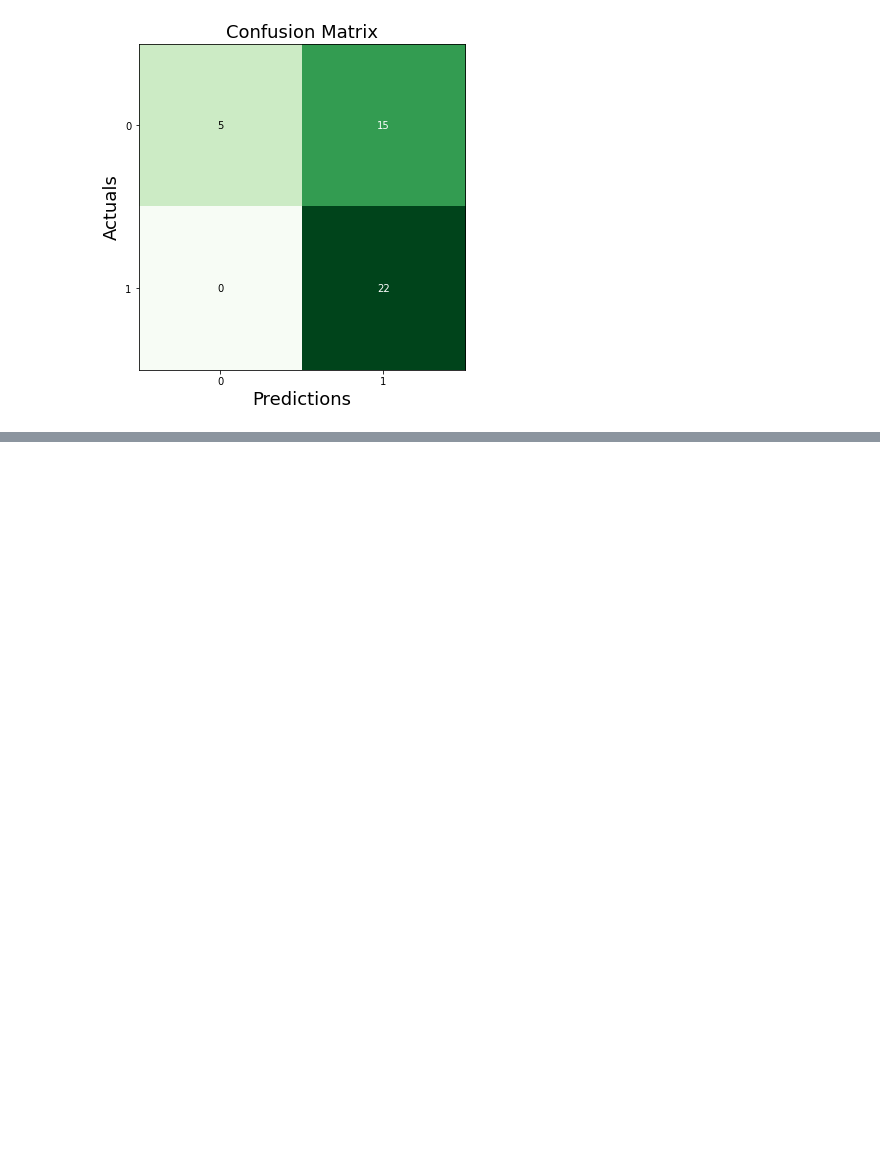
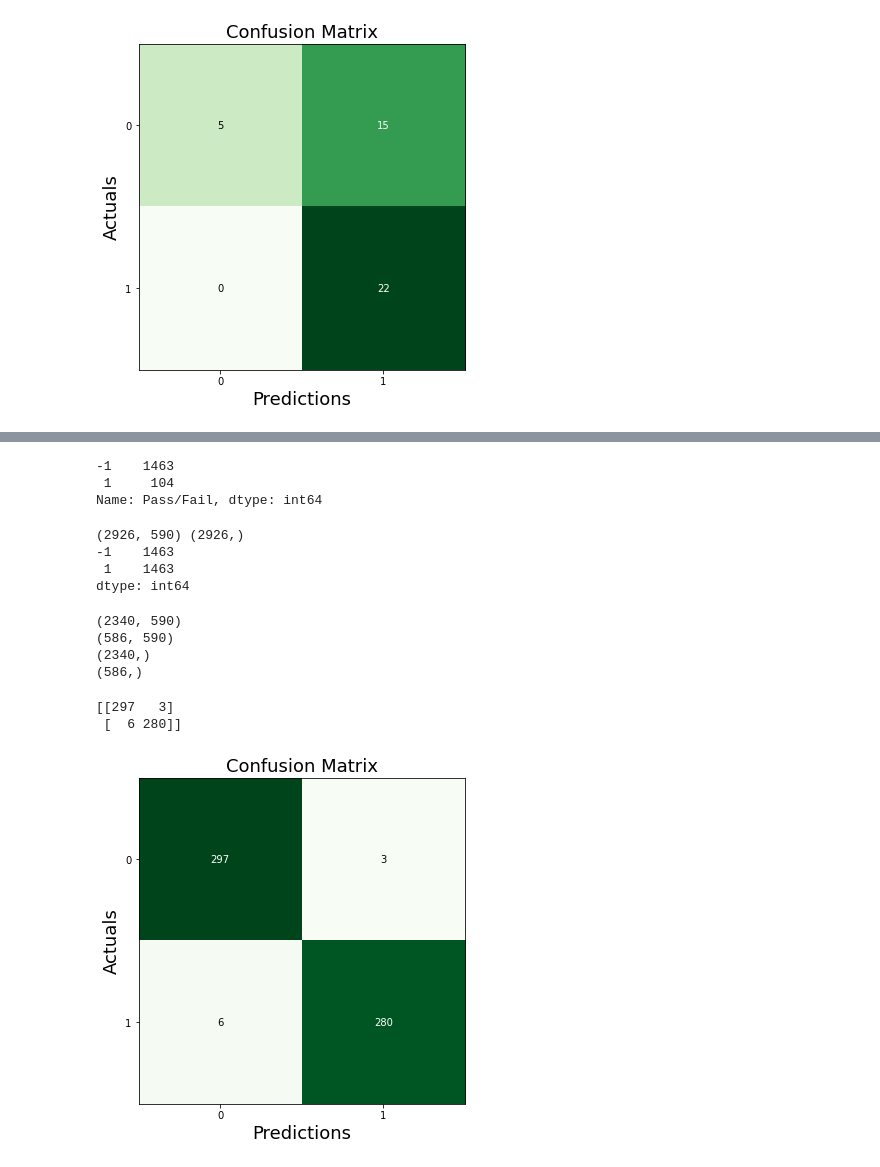
Before and after one commit to lamnguyenvu98/ML_Practice, a Jupyter notebook: Lesson06_Defect_Detection.ipynb, the cells around one changed output, grey strips where cells are left out. Cells and saved outputs as stored; diff of their text form; code cells hidden in the pictures; blank space fills up the shorter version.

```diff
--- a/Lesson06_Defect_Detection.ipynb
+++ b/Lesson06_Defect_Detection.ipynb
@@ -302,0 +312,60 @@ plt.show()
+# %%
+y.value_counts()
+# %% [output]
+-1    1463
+ 1     104
+Name: Pass/Fail, dtype: int64
+# %%
+from imblearn.over_sampling import SMOTE
+oversampling = SMOTE(random_state=1)
+X_os, y_os = oversampling.fit_resample(X, y.values)
+
+print(X_os.shape, y_os.shape)
+print(pd.DataFrame(y_os).value_counts())
+# %% [output]
+(2926, 590) (2926,)
+-1    1463
+ 1    1463
+dtype: int64
+# %%
+from sklearn.model_selection import train_test_split
+
+X_train_os, X_test_os, y_train_os, y_test_os = train_test_split(X_os, y_os, test_size=0.2, random_state=1)
+
+print(X_train_os.shape)
+print(X_test_os.shape)
+print(y_train_os.shape)
+print(y_test_os.shape)
+# %% [output]
+(2340, 590)
+(586, 590)
+(2340,)
+(586,)
+# %%
+from sklearn.preprocessing import StandardScaler
+
+sc = StandardScaler()
+X_train = sc.fit_transform(X_train_os)
+X_test = sc.transform(X_test_os)
+# %%
+import xgboost as xgb
+from xgboost.sklearn import XGBClassifier
+
+model = XGBClassifier(eval_metric="logloss")
+model.fit(X_train, y_train_os)
+y_pred_os = model.predict(X_test)
+# %%
+from mlxtend.plotting import plot_confusion_matrix
+from sklearn.metrics import confusion_matrix
+
+conf_matrix = confusion_matrix(y_test_os, y_pred_os)
+print(conf_matrix)
+fig, ax = plot_confusion_matrix(conf_mat=conf_matrix, figsize=(6, 6), cmap=plt.cm.Greens)
+plt.xlabel('Predictions', fontsize=18)
+plt.ylabel('Actuals', fontsize=18)
+plt.title('Confusion Matrix', fontsize=18)
+plt.show()
+# %% [output]
+[[297   3]
+ [  6 280]]
+[figure, added]
```
Also changed, not shown: parts of 4 cells of this notebook.
